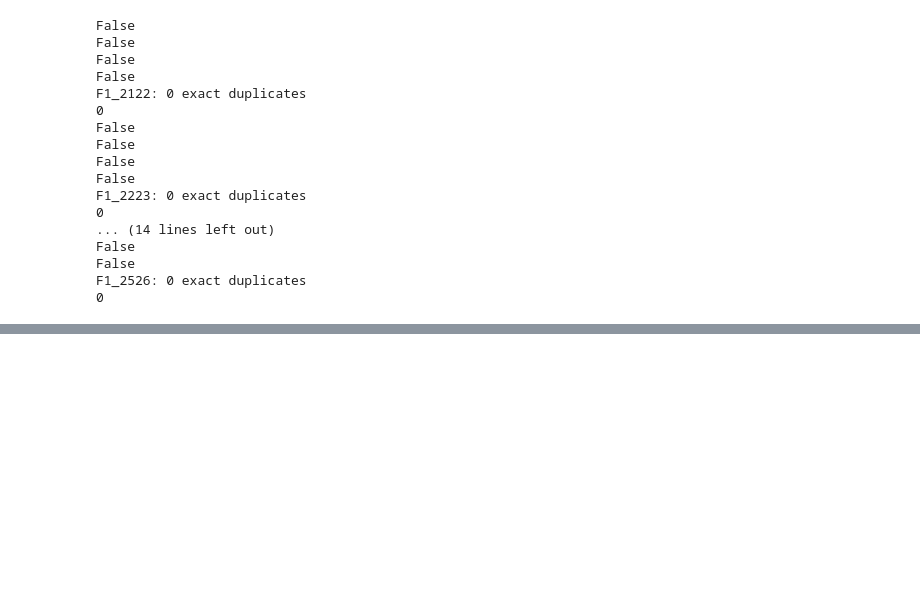
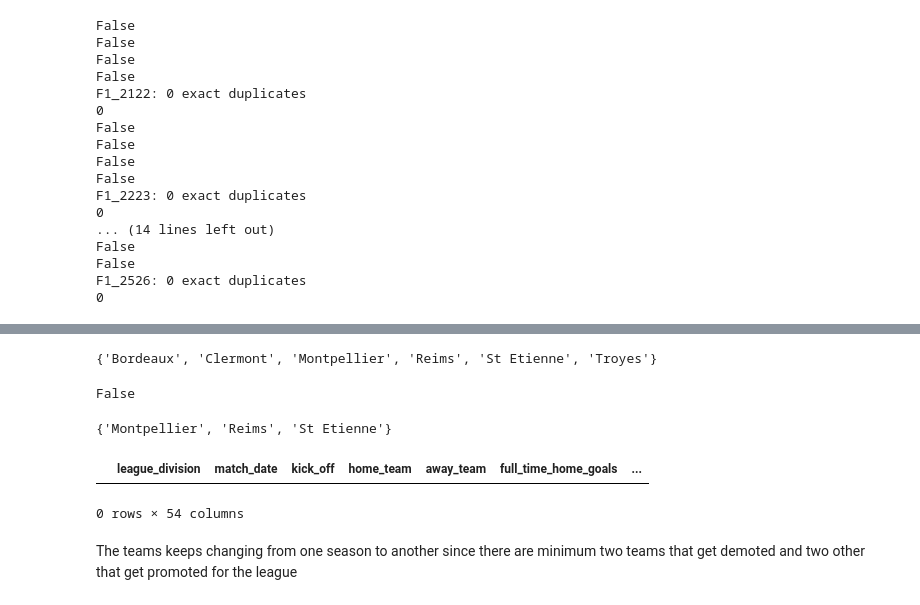
Before and after one commit to fk-961/odds-vs-reality, a Jupyter notebook: notebooks/exploration_raw.ipynb, the cells around one changed output, grey strips where cells are left out. Saved outputs shown, nothing was run; the diff lists cells and outputs as text; code cells hidden in the pictures; blank space fills up the shorter version.

```diff
--- a/notebooks/exploration_raw.ipynb
+++ b/notebooks/exploration_raw.ipynb
@@ -646,0 +695,19 @@ F1_2526: 0 exact duplicates
+# %%
+set(mapped_l1_data['F1_2122']['home_team'].unique()) - set(mapped_l1_data['F1_2526']['home_team'].unique())
+# %% [output]
+{'Bordeaux', 'Clermont', 'Montpellier', 'Reims', 'St Etienne', 'Troyes'}
+# %%
+set(mapped_l1_data['F1_2425']['home_team'].unique()) == set(mapped_l1_data['F1_2526']['home_team'].unique())
+# %% [output]
+False
+# %%
+set(mapped_l1_data['F1_2425']['home_team'].unique()) - set(mapped_l1_data['F1_2526']['home_team'].unique())
+# %% [output]
+{'Montpellier', 'Reims', 'St Etienne'}
+# %%
+mapped_l1_data['F1_2526'].loc[mapped_l1_data['F1_2526']['home_team'] == 'Bordeaux']
+# %% [output]
+|  | league_division | match_date | kick_off | home_team | away_team | full_time_home_goals | ... |
+0 rows × 54 columns
+# %% [markdown]
+The teams keeps changing from one season to another since there are minimum two teams that get demoted and two other that get promoted for the league
```
Also changed, not shown: parts of 8 cells of this notebook, 1 other file.
